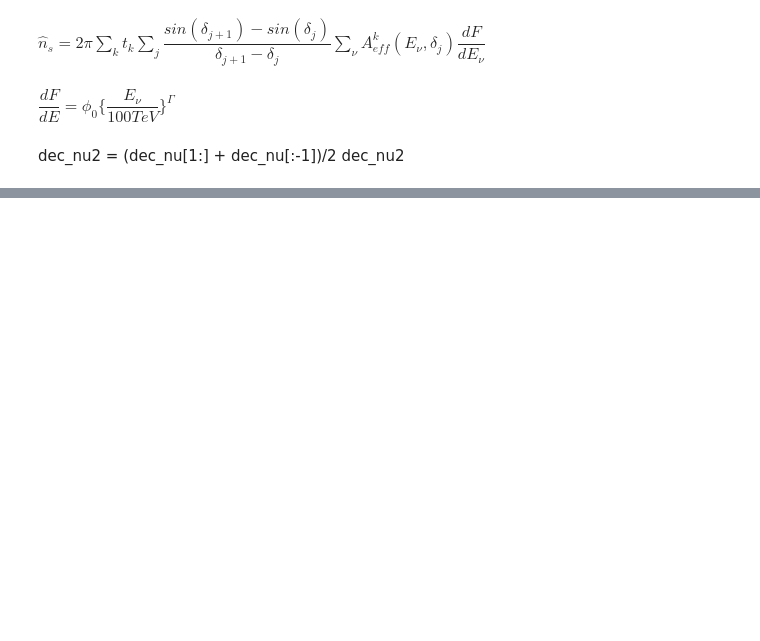
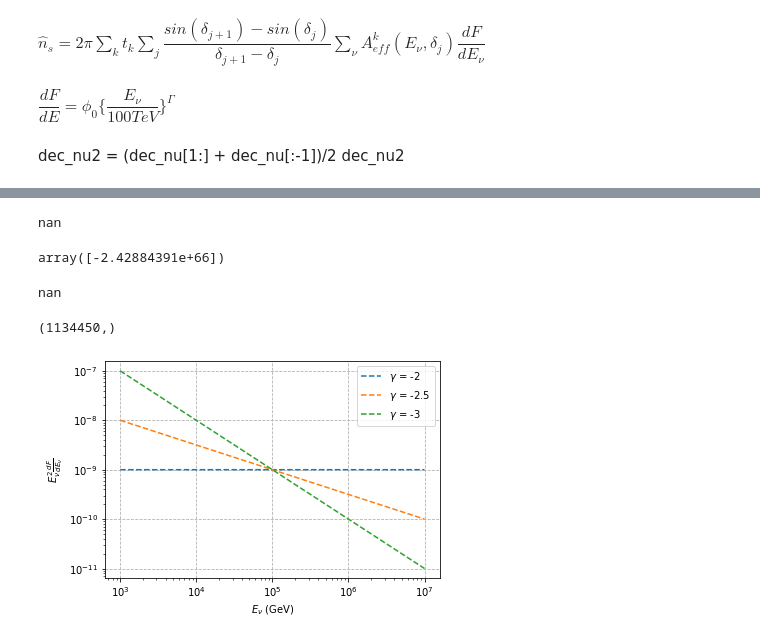
Before and after one commit to DarkWake9/Project-IceCube-Legacy, a Jupyter notebook: task4/task4j.ipynb, the cells around one changed output, grey strips where cells are left out. Saved outputs shown, nothing was run; the diff lists cells and outputs as text; code cells hidden in the pictures; blank space fills up the shorter version.

```diff
--- a/task4/task4j.ipynb
+++ b/task4/task4j.ipynb
@@ -419,0 +445,20 @@ for j in range(len(dec_nu)):
+# %%
+season = 0
+enu = 1e17#1 Gev to 1e7 Gev
+gamma = -2.5
+phi0 = 1e-18
+dfde(enu, gamma, phi0)
+
+i = 0
+for i in range(0, len(e_nu)):
+    if e_nu[i] <= enu and e_nu[i+1] > enu and log_e[i]:# < np.log10(enu) - 9 and log_e[i+1] > np.log10(enu) - 9:
+        break
+print(i)
+print([e_nu[i], e_nu[i+1]])
+print(np.log10(enu) - 9)
+temp_ea = np.array(earea[season][i::40])
+print(temp_ea)
+sin_delta = np.sin(np.deg2rad(dec_nu))
+d_sin_delta = sin_delta[1:] - sin_delta[:-1]
+
+t_upt[season] * (enu**2) * np.dot(temp_ea, d_sin_delta) * dfde(enu, gamma, phi0)
@@ -419,0 +627,4 @@ for j in range(len(dec_nu)):
+# %%
+Ts_arr2(n_s_HAT(1e17, -2.5, ns_maxhat(1e17, -2.5)), all_sig[2], all_bg, lnu)
+# %% [output]
+nan
@@ -419,0 +633,26 @@ for j in range(len(dec_nu)):
+# %%
+nll(soln.x)
+# %% [output]
+array([-2.42884391e+66])
+# %%
+Ts_arr2(-nll(soln.x), all_sig[2], all_bg, lnu)
+# %% [output]
+nan
+# %%
+all_bg.shape
+# %% [output]
+(1134450,)
+# %%
+plt.figure()
+test_e = np.linspace(1e12, 1e16, 100000)
+for gamma in [-2, -2.5, -3]:
+    plt.plot(test_e/1e9, np.multiply(test_e ** 2, dfde(test_e, gamma, 1e-32)) * 1e4/1e9, label = r'$\gamma$ = ' + str(gamma), ls = '--')
+plt.xscale('log')
+plt.yscale('log')
+plt.xlabel(r'$E_{\nu}$ (GeV)')
+plt.ylabel(r'$E_{\nu}^2 \frac{dF}{dE_{\nu}}$')
+plt.grid(True, which="major", ls="--")
+plt.legend()
+plt.show()
+# %% [output]
+[figure, added]
```
Also changed, not shown: parts of 31 cells of this notebook.
